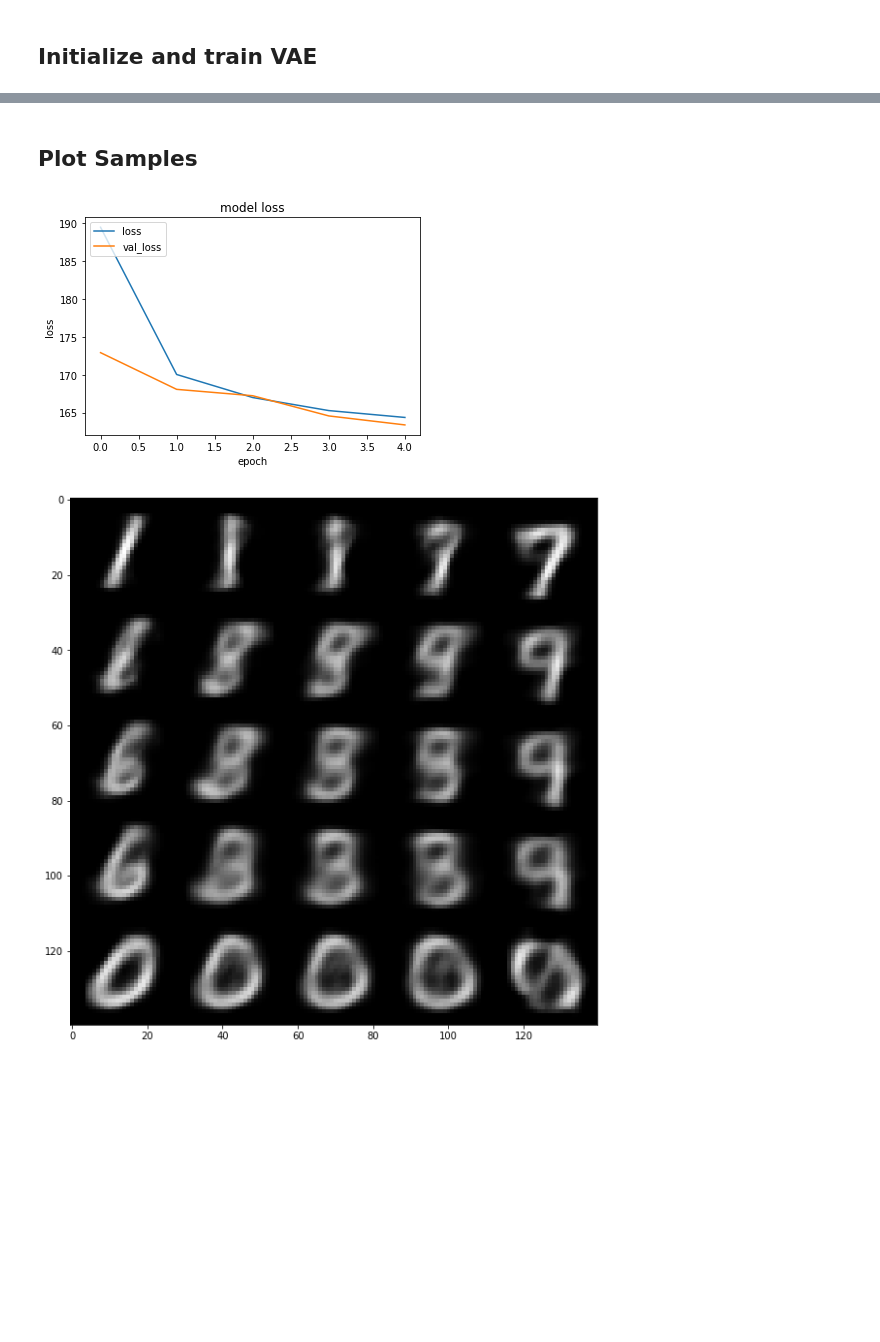
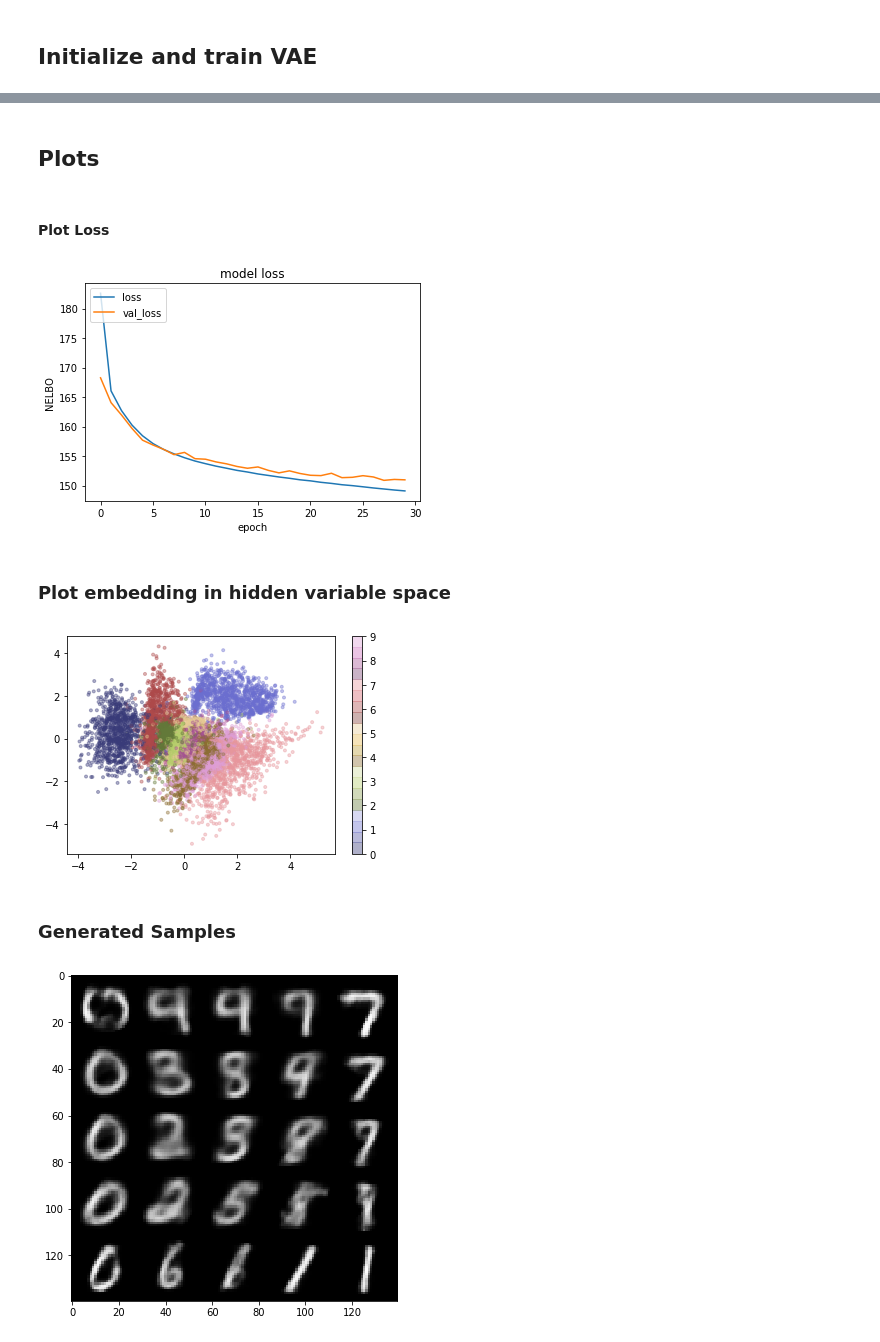
Before and after one commit to BLyndon/variational_autoencoder, a Jupyter notebook: VariationalAutoencoder.ipynb, the cells around one changed output, grey strips where cells are left out. Drawn from its saved outputs; the diff is of its cells as text; code cells hidden in the pictures; blank space fills up the shorter version.

```diff
--- a/VariationalAutoencoder.ipynb
+++ b/VariationalAutoencoder.ipynb
@@ -152,14 +167,14 @@ from keras.datasets import mnist
 %matplotlib inline
 
 shape_parameters = {'input_dim': 784,
-                    'hidden_dim': 256,
+                    'hidden_dim': 512,
                     'latent_dim': 2
                     }
 
 fit_parameters = {'optimizer': 'rmsprop',
                   'batch_size': 100,
-                  'epochs': 5,
-                  'epsilon_std': 1.0
+                  'epochs': 30,
+                  'epsilon_std': .5
                   }
 
 (x_train, y_train), (x_test, y_test) = mnist.load_data()
@@ -192,12 +207,26 @@ Epoch 5/5
+# %% [markdown]
+## Plots
 # %% [markdown]
-## Plot Samples
+#### Plot Loss
+# %%
+vae.plot_loss()
+# %% [output]
+[figure, added]
+# %% [markdown]
+### Plot embedding in hidden variable space
+# %%
+vae.plot_embedding(x_test)
+# %% [output]
+[figure, added]
+# %% [markdown]
+### Generated Samples
 # %%
-vae.plot_loss()
+if vae.latent_dim == 2:
+  n = 5
+  digit_size = 28
+  z_range = 5
+  figsize=6
 
-n = 5
-digit_size = 28
-
-vae.sample_plotter(n, digit_size)
+  vae.sample_plotter(n, digit_size, z_range, figsize)
 # %% [output]
-[figure, old version]
+[figure, new version]
-[figure, removed]
```
Also changed, not shown: parts of 4 cells of this notebook.
